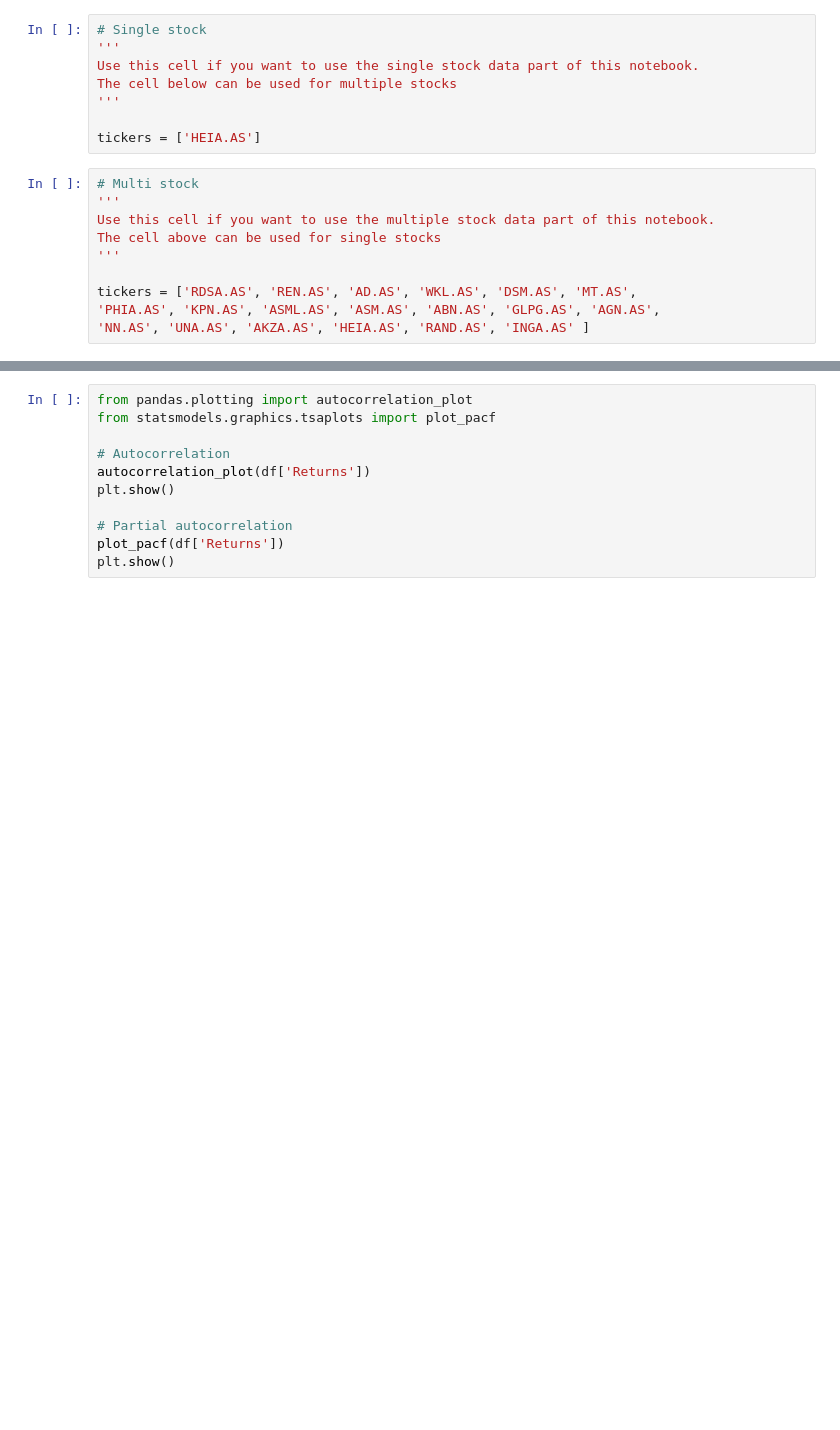
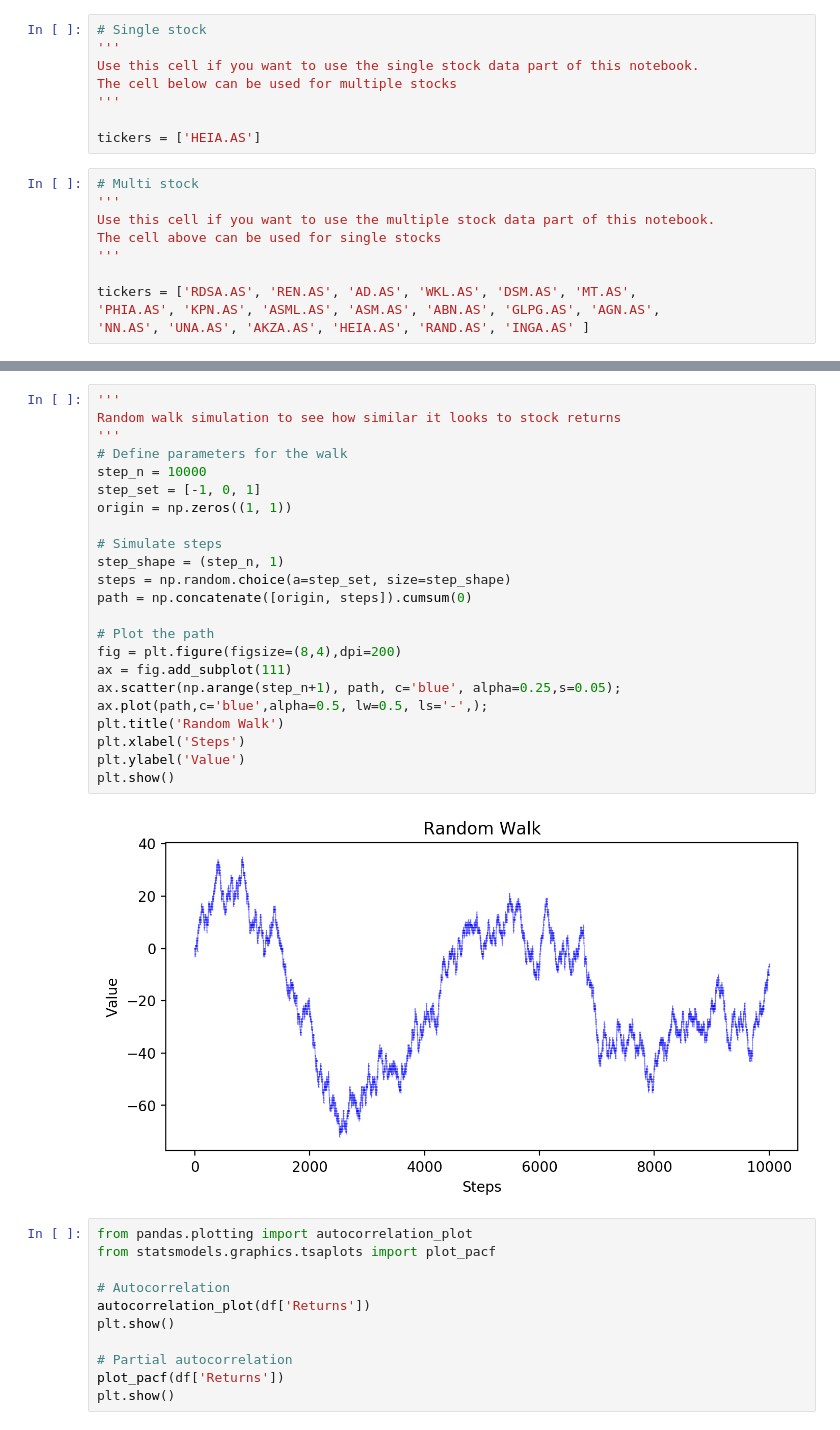
Before and after one commit to Ajalkema/Simple-Trading-Algorithms, a Jupyter notebook: Notebook.ipynb, the cells around one changed output, grey strips where cells are left out. Cells and saved outputs as stored; diff of their text form; blank space fills up the shorter version.

```diff
--- a/Notebook.ipynb
+++ b/Notebook.ipynb
@@ -161,3 +180,28 @@ memory usage: 85.1 KB
+# %%
+'''
+Random walk simulation to see how similar it looks to stock returns
+'''
+# Define parameters for the walk
+step_n = 10000
+step_set = [-1, 0, 1]
+origin = np.zeros((1, 1))
+
+# Simulate steps
+step_shape = (step_n, 1)
+steps = np.random.choice(a=step_set, size=step_shape)
+path = np.concatenate([origin, steps]).cumsum(0)
+
+# Plot the path
+fig = plt.figure(figsize=(8,4),dpi=200)
+ax = fig.add_subplot(111)
+ax.scatter(np.arange(step_n+1), path, c='blue', alpha=0.25,s=0.05);
+ax.plot(path,c='blue',alpha=0.5, lw=0.5, ls='-',);
+plt.title('Random Walk')
+plt.xlabel('Steps')
+plt.ylabel('Value')
+plt.show()
+# %% [output]
+[figure, added]
 # %%
 from pandas.plotting import autocorrelation_plot
 from statsmodels.graphics.tsaplots import plot_pacf
```
Also changed, not shown: parts of 25 cells of this notebook.
